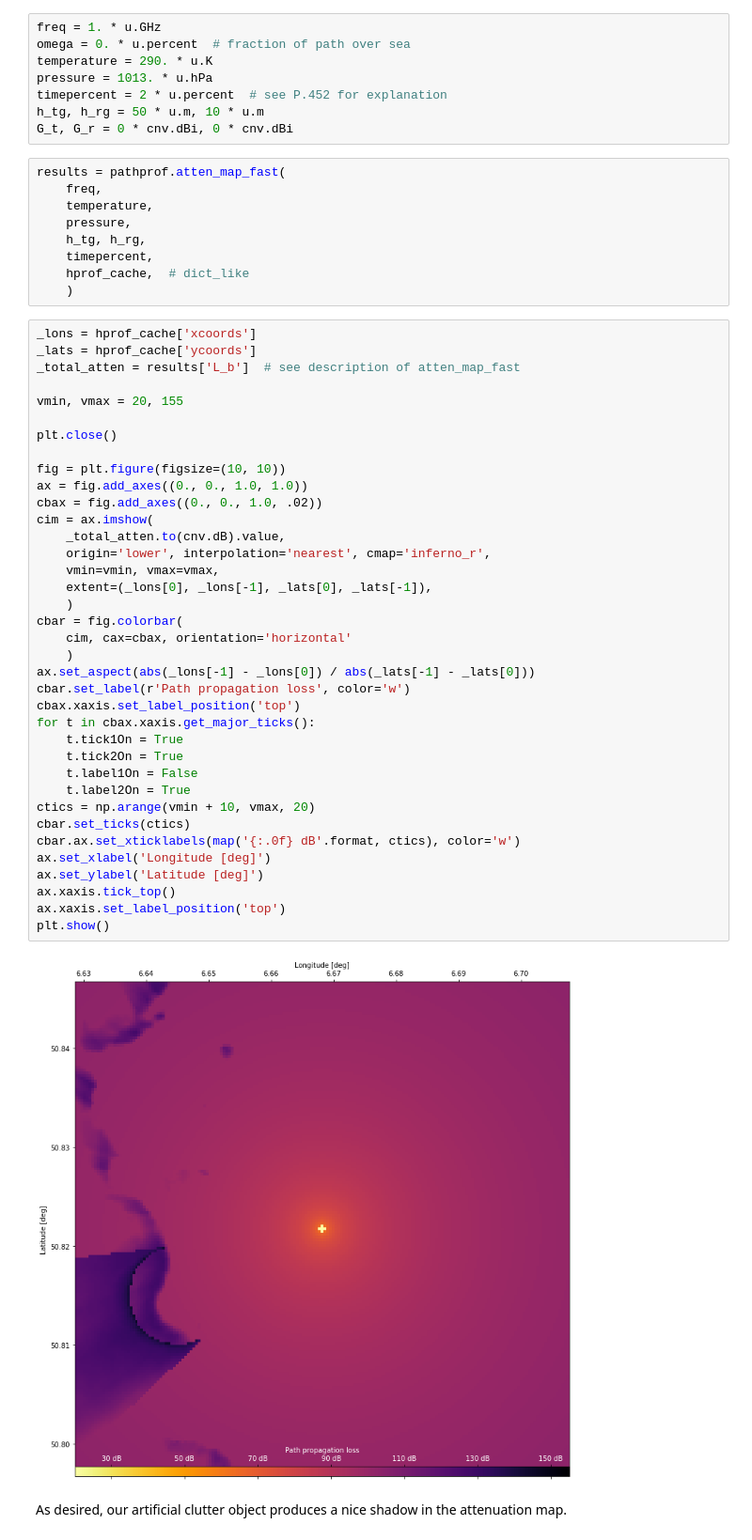
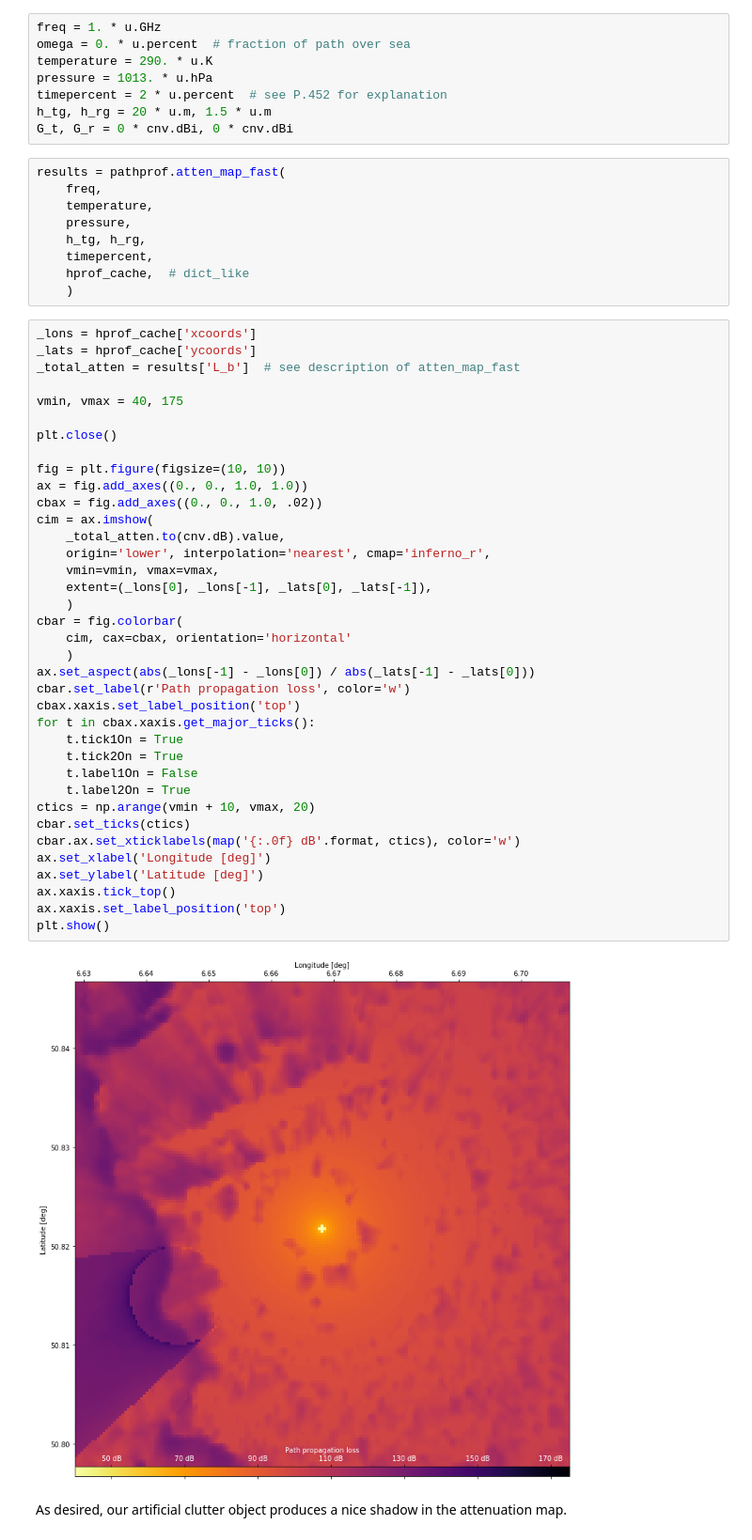
Before and after one commit to bwinkel/pycraf, a Jupyter notebook: notebooks/03f_pre+postprocessing.ipynb, the cells around one changed output. Shown at 94% size. Drawn from its saved outputs; the diff is of its cells as text.

```diff
--- a/notebooks/03f_pre+postprocessing.ipynb
+++ b/notebooks/03f_pre+postprocessing.ipynb
@@ -252,7 +252,7 @@ omega = 0. * u.percent  # fraction of path over sea
 temperature = 290. * u.K
 pressure = 1013. * u.hPa
 timepercent = 2 * u.percent  # see P.452 for explanation
-h_tg, h_rg = 50 * u.m, 10 * u.m
+h_tg, h_rg = 20 * u.m, 1.5 * u.m
 G_t, G_r = 0 * cnv.dBi, 0 * cnv.dBi
 # %%
 results = pathprof.atten_map_fast(
@@ -268,39 +268,39 @@ _lons = hprof_cache['xcoords']
 _lats = hprof_cache['ycoords']
 _total_atten = results['L_b']  # see description of atten_map_fast
 
-vmin, vmax = 20, 155
+vmin, vmax = 40, 175
 
 plt.close()
 
 fig = plt.figure(figsize=(10, 10))
 ax = fig.add_axes((0., 0., 1.0, 1.0))
 cbax = fig.add_axes((0., 0., 1.0, .02))
 cim = ax.imshow(
     _total_atten.to(cnv.dB).value,
     origin='lower', interpolation='nearest', cmap='inferno_r',
     vmin=vmin, vmax=vmax,
     extent=(_lons[0], _lons[-1], _lats[0], _lats[-1]),
     )
 cbar = fig.colorbar(
     cim, cax=cbax, orientation='horizontal'
     )
 ax.set_aspect(abs(_lons[-1] - _lons[0]) / abs(_lats[-1] - _lats[0]))
 cbar.set_label(r'Path propagation loss', color='w')
 cbax.xaxis.set_label_position('top')
 for t in cbax.xaxis.get_major_ticks():
     t.tick1On = True
     t.tick2On = True
     t.label1On = False
     t.label2On = True
 ctics = np.arange(vmin + 10, vmax, 20)
 cbar.set_ticks(ctics)
 cbar.ax.set_xticklabels(map('{:.0f} dB'.format, ctics), color='w')
 ax.set_xlabel('Longitude [deg]')
 ax.set_ylabel('Latitude [deg]')
 ax.xaxis.tick_top()
 ax.xaxis.set_label_position('top')
 plt.show()
 # %% [output]
-[figure, old version]
+[figure, new version]
 # %% [markdown]
 As desired, our artificial clutter object produces a nice shadow in the attenuation map.
```
Also changed, not shown: parts of 18 cells of this notebook.
